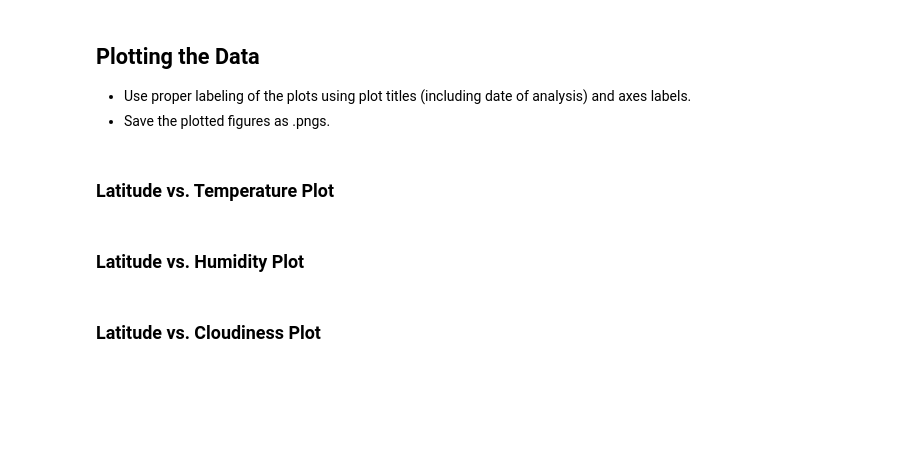
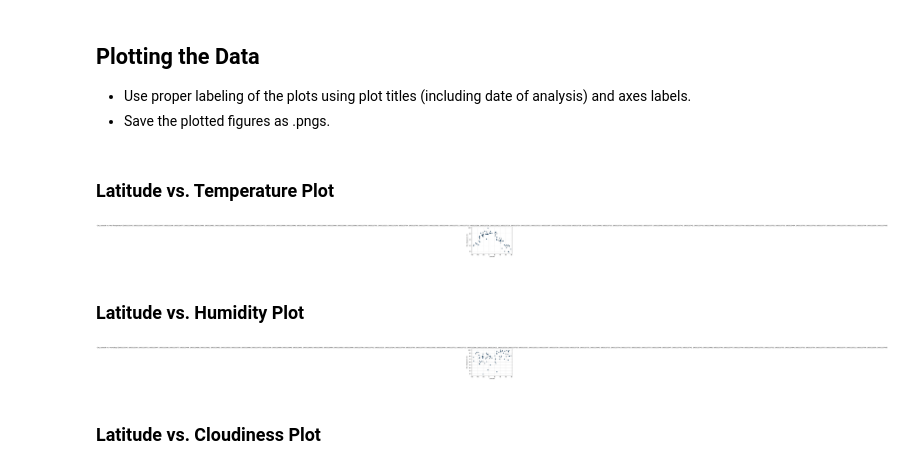
Before and after one commit to timsamson/Python_API_Challange, a Jupyter notebook: starter_code/WeatherPy.ipynb, the cells around one changed output. Cells and saved outputs as stored; diff of their text form; code cells hidden in the pictures; blank space fills up the shorter version.

Commit message:
working on graph save

```diff
--- a/starter_code/WeatherPy.ipynb
+++ b/starter_code/WeatherPy.ipynb
@@ -37,12 +37,12 @@ lat_lngs = []
 cities = []
 
 # Create a set of random lat and lng combinations
-lats = np.random.uniform(lat_range[0], lat_range[1], size=1500)
-lngs = np.random.uniform(lng_range[0], lng_range[1], size=1500)
+#lats = np.random.uniform(lat_range[0], lat_range[1], size=1500)
+#lngs = np.random.uniform(lng_range[0], lng_range[1], size=1500)
 
 #Sample Set
-#lats = np.random.uniform(lat_range[0], lat_range[1], size=100)
-#lngs = np.random.uniform(lng_range[0], lng_range[1], size=100)
+lats = np.random.uniform(lat_range[0], lat_range[1], size=100)
+lngs = np.random.uniform(lng_range[0], lng_range[1], size=100)
 
 lat_lngs = zip(lats, lngs)
 
@@ -139,21 +157,25 @@ weather_df.to_csv("output_data/cities.csv", index = False)
 # %% [markdown]
 ### Latitude vs. Temperature Plot
 # %%
-plt.scatter(cities_df["Latitude"],cities_df["Max Temp"],edgecolors="black",facecolors="steelblue")
+plt.scatter(weather_df["Latitude"],weather_df["Max Temp"],edgecolors="black",facecolors="steelblue")
 plt.title(f"City Latitude vs. Max Temperature {date}")
 plt.xlabel("Latitude")
 plt.ylabel("Max Temperature (F)")
 plt.grid (b=True,which="major",axis="both",linestyle="-",color="lightgrey")
-plt.savefig("Png/Lat vs Max Temp.png")
+plt.savefig(f"{plt.title}.png")
+# %% [output]
+[figure, added]
 # %% [markdown]
 ### Latitude vs. Humidity Plot
 # %%
-plt.scatter(cities_df["Latitude"],cities_df["Humuduty"],edgecolors="black",facecolors="steelblue")
-plt.title("City Latitude vs. Humuduty")
+plt.scatter(weather_df["Latitude"],weather_df["Humidity"],edgecolors="black",facecolors="steelblue")
+plt.title(f"City Latitude vs. Humuduty {date}")
 plt.xlabel("Latitude")
-plt.ylabel("Max Temperature (F)")
+plt.ylabel("Max Humidity")
 plt.grid (b=True,which="major",axis="both",linestyle="-",color="lightgrey")
-plt.savefig("Png/Lat vs Max Temp.png")
+#plt.savefig("Png/Lat vs Max Temp.png")
+# %% [output]
+[figure, added]
 # %% [markdown]
 ### Latitude vs. Cloudiness Plot
 # %% [markdown]
```
Also changed, not shown: parts of 2 cells of this notebook, 2 other files.
